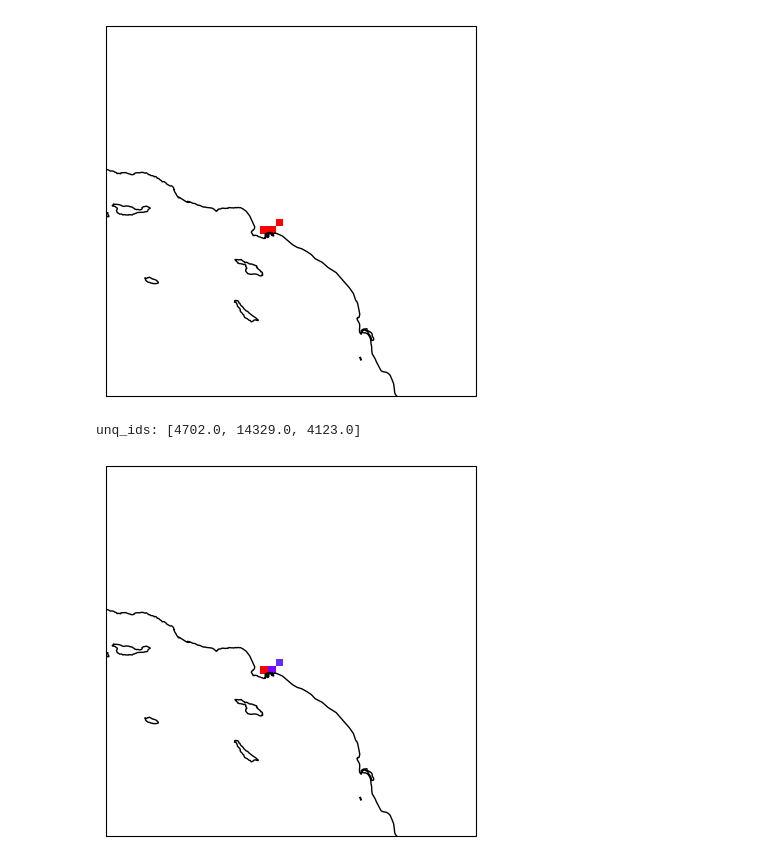
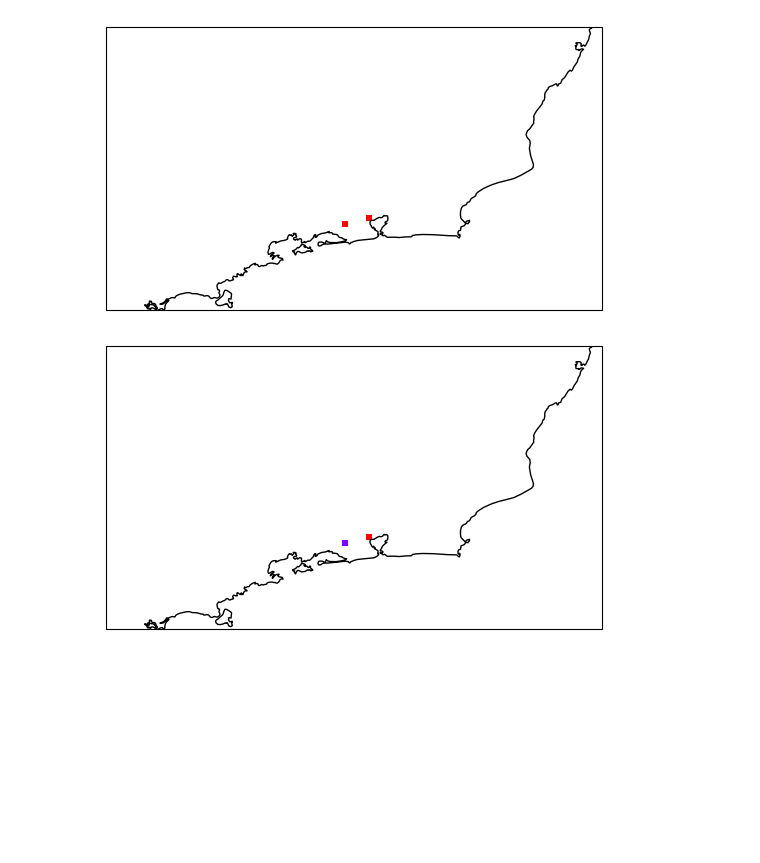
Before and after one commit to HalKiyo/h08_urban, a Jupyter notebook: region/pst/riodejaneiro/jogesui_check_riodejaneiro.ipynb, the cells around one changed output. Saved outputs shown, nothing was run; the diff lists cells and outputs as text; code cells hidden in the pictures; blank space fills up the shorter version.

```diff
--- a/region/pst/riodejaneiro/jogesui_check_riodejaneiro.ipynb
+++ b/region/pst/riodejaneiro/jogesui_check_riodejaneiro.ipynb
@@ -73,8 +73,8 @@ def draw_mask_sotowaku(extent, mask_cropped, ax=None, sotowaku_color='#dc143c',
 rgndir = '/mnt/c/Users/tsimk/Downloads/dotfiles/h08/region'
 glbdir = '/mnt/c/Users/tsimk/Downloads/dotfiles/h08/global_city'
 #
-city_num = 17
-tag = '.ls5'
+city_num = 16
+tag = '.ro5'
 #
 resolution = 12
 POP='vld_cty_'
@@ -84,10 +84,10 @@ dtype = 'float32'
 gl5shape = (2160, 4320)
 #
 # region
-left = -120
-right = -116
-bottom = 32
-top = 36
+left = -47
+right = -40
+bottom = -24
+top = -20
 #
 nx, ny = (right - left)*resolution, (top - bottom)*resolution
 rgnshape = (ny, nx)
@@ -140,25 +140,22 @@ ax.coastlines()
 gesui_cmap = plt.cm.colors.ListedColormap(['white', 'red'])
 im = ax.imshow(gesui_cropped, extent=img_extent, transform=projection, cmap=gesui_cmap)
 # %% [output]
-[figure, old version]
+[figure, new version]
 # %%
 # rivnum file
 rivnum = np.fromfile(f'{rgndir}/dat/riv_num_/rivnum.CAMA{tag}', dtype='float32').reshape(rgnshape)
 
 # gesui rivnum
 gesui_rivnum = np.where(gesui_cropped == 1, rivnum, 0)
 gesui_rivnum = np.ma.masked_where(gesui_rivnum == 0, gesui_rivnum)
-tmp = gesui_rivnum.flatten()
-print(f'unq_ids: {[i for i in tmp if i > 0]}')
 
 projection = ccrs.PlateCarree(central_longitude=0)
 fig = plt.figure()
 ax = plt.subplot(projection=projection)
 ax.coastlines()
 im = ax.imshow(gesui_rivnum, extent=img_extent, transform=projection, cmap='rainbow')
 # %% [output]
-unq_ids: [4702.0, 14329.0, 4123.0]
-[figure, old version]
+[figure, new version]
 # %%
 # rivnxl file
 rivmou = np.fromfile(f'{rgndir}/dat/riv_mou_/rivmou.CAMA{tag}', dtype='float32').reshape(rgnshape)
```
Also changed, not shown: parts of 10 cells of this notebook, 1 other file.
